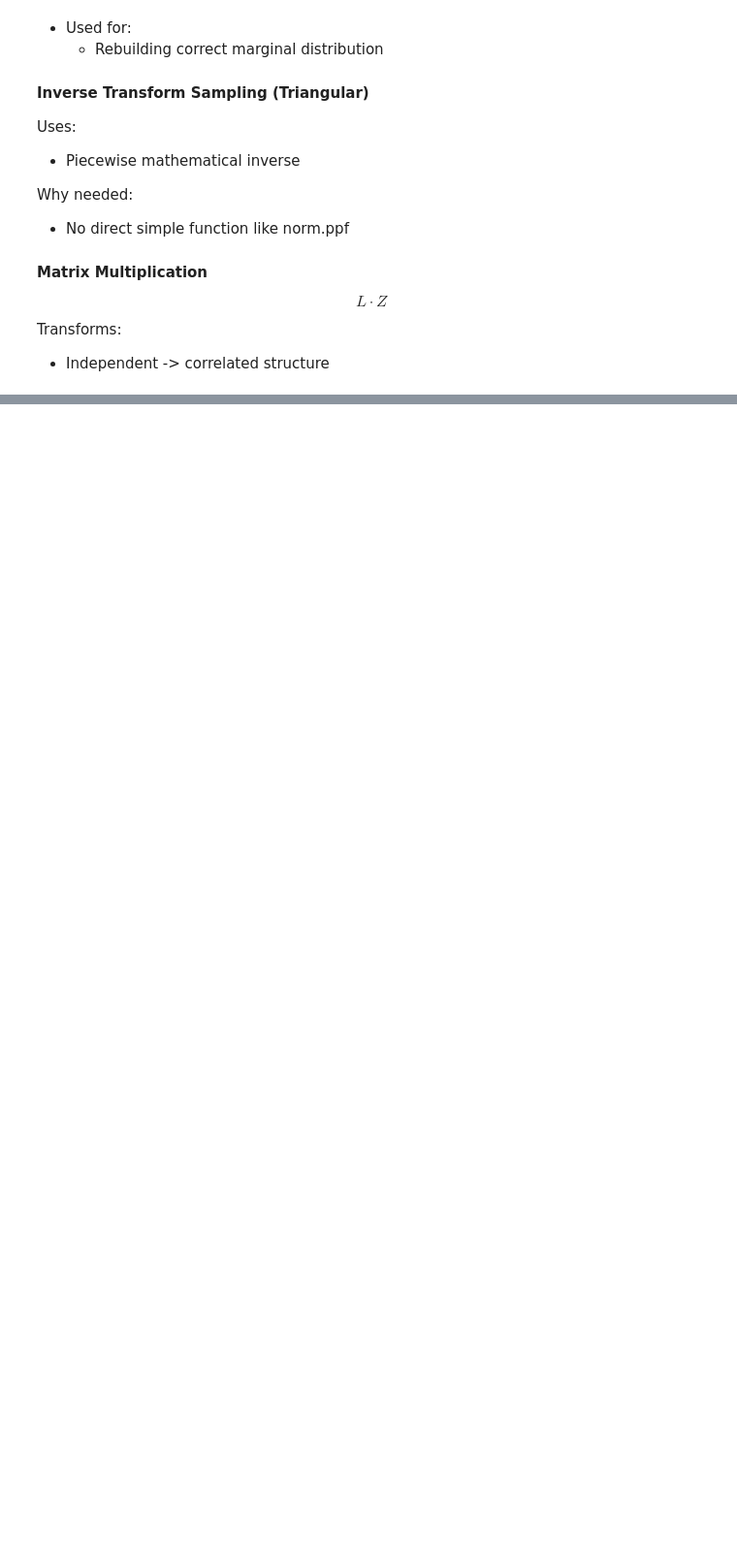
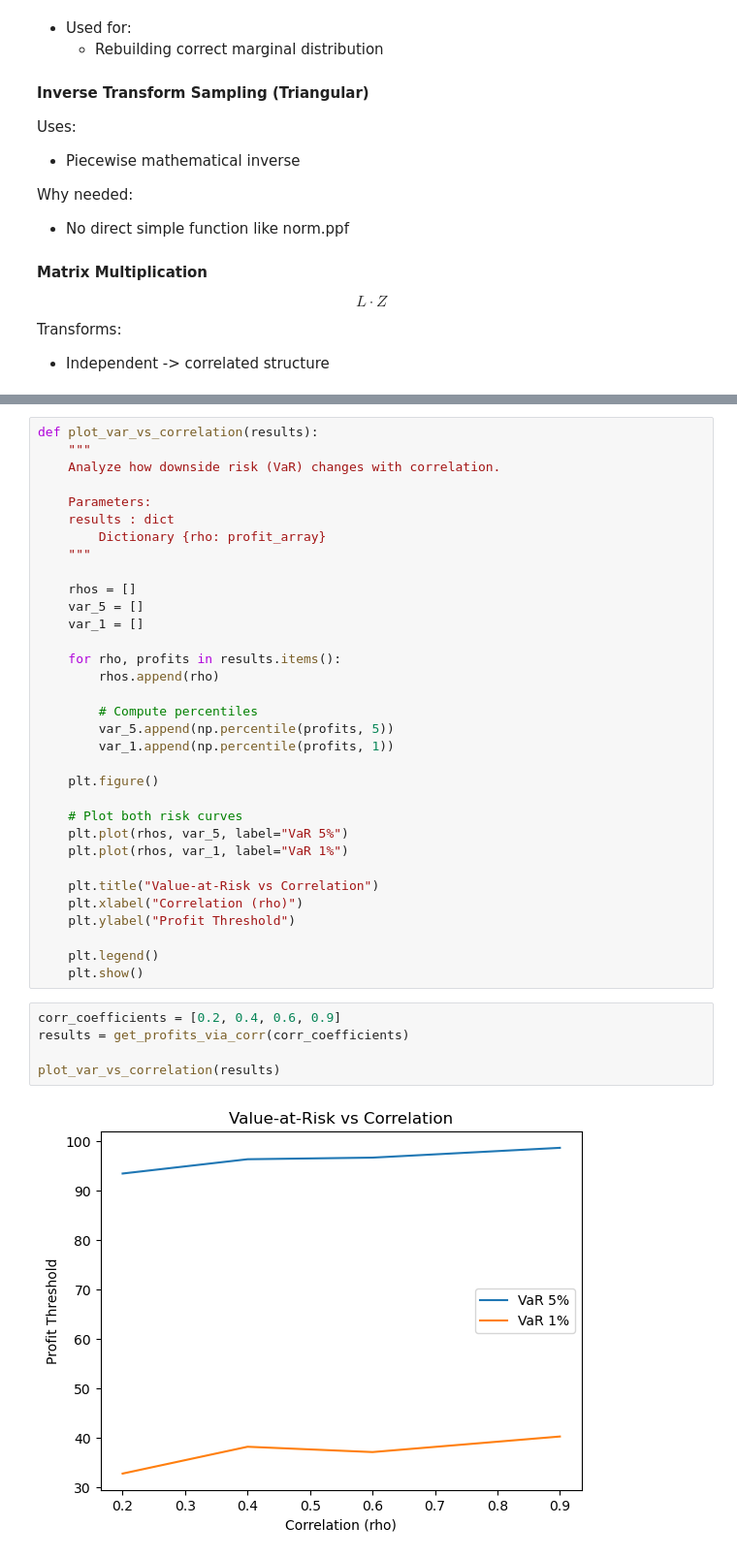
Before and after one commit to kvenov/The_Monte_Carlo_Method, a Jupyter notebook: coffee_shop_forecast.ipynb, the cells around one changed output, grey strips where cells are left out. Shown at 97% size. Drawn from its saved outputs; the diff is of its cells as text; blank space fills up the shorter version.

```diff
--- a/coffee_shop_forecast.ipynb
+++ b/coffee_shop_forecast.ipynb
@@ -1049,0 +1223,40 @@ Transforms:
+# %%
+def plot_var_vs_correlation(results):
+    """
+    Analyze how downside risk (VaR) changes with correlation.
+
+    Parameters:
+    results : dict
+        Dictionary {rho: profit_array}
+    """
+
+    rhos = []
+    var_5 = []
+    var_1 = []
+
+    for rho, profits in results.items():
+        rhos.append(rho)
+
+        # Compute percentiles
+        var_5.append(np.percentile(profits, 5))
+        var_1.append(np.percentile(profits, 1))
+
+    plt.figure()
+
+    # Plot both risk curves
+    plt.plot(rhos, var_5, label="VaR 5%")
+    plt.plot(rhos, var_1, label="VaR 1%")
+
+    plt.title("Value-at-Risk vs Correlation")
+    plt.xlabel("Correlation (rho)")
+    plt.ylabel("Profit Threshold")
+
+    plt.legend()
+    plt.show()
+# %%
+corr_coefficients = [0.2, 0.4, 0.6, 0.9]
+results = get_profits_via_corr(corr_coefficients)
+
+plot_var_vs_correlation(results)
+# %% [output]
+[figure, added]
```
Also changed, not shown: parts of 30 cells of this notebook.
